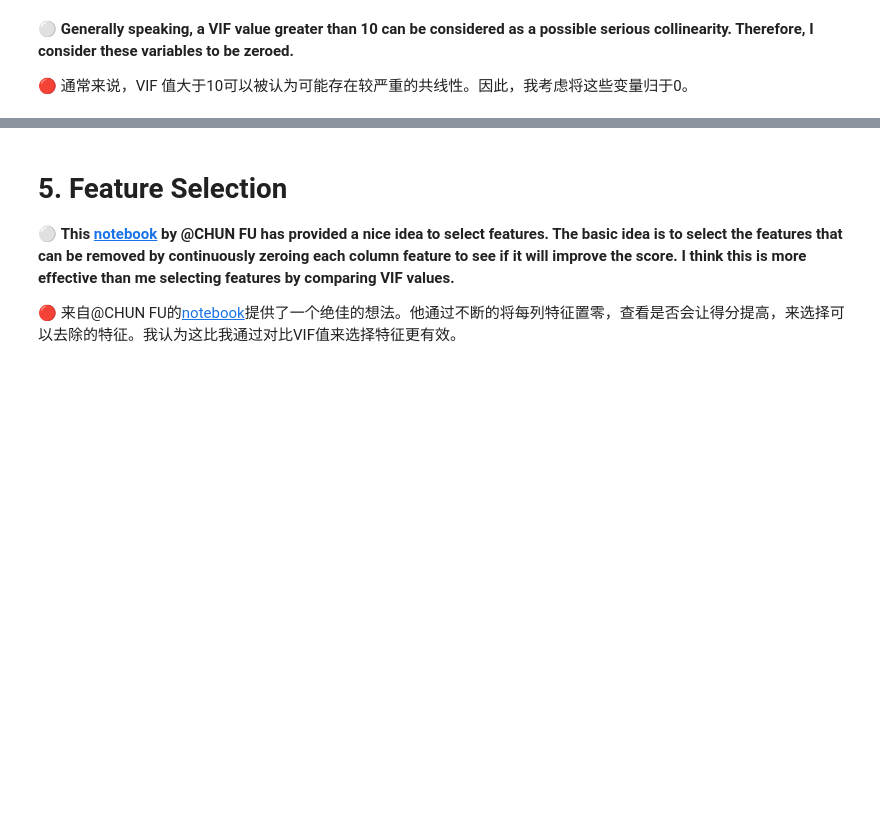
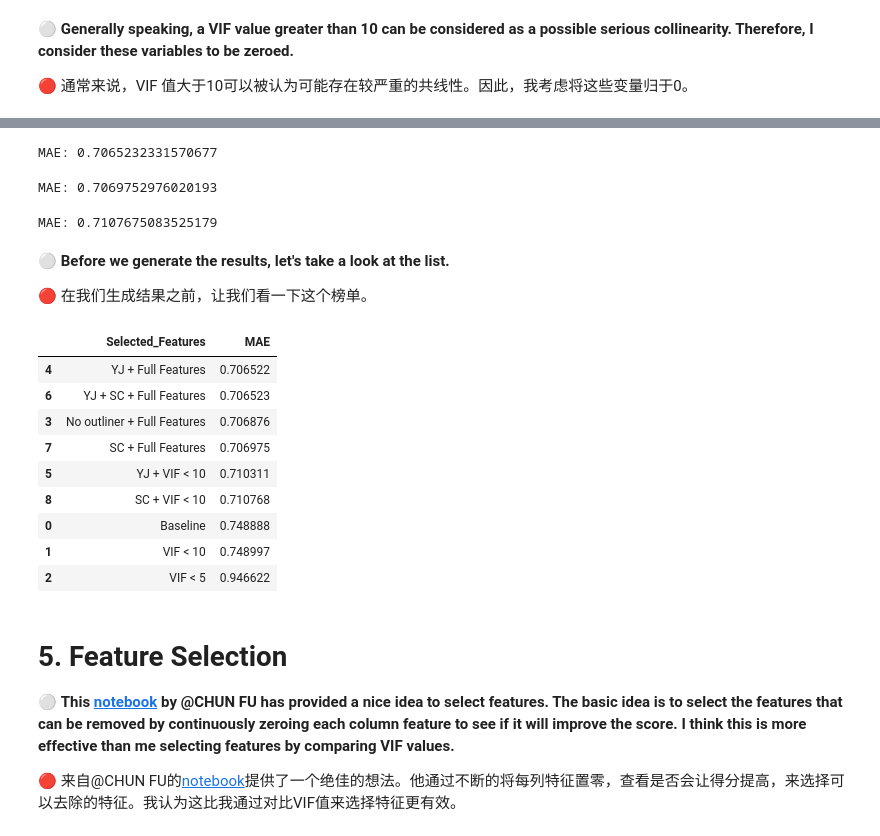
Before and after one commit to zerolovesea/Kaggle_Competitions, a Jupyter notebook: en-playground-s3-e21-eda-fss.ipynb, the cells around one changed output, grey strips where cells are left out. Drawn from its saved outputs; the diff is of its cells as text; code cells hidden in the pictures; blank space fills up the shorter version.

```diff
--- a/en-playground-s3-e21-eda-fss.ipynb
+++ b/en-playground-s3-e21-eda-fss.ipynb
@@ -238,0 +236,21 @@ plt.show()
+# %%
+rf = RandomForestRegressor(
+       n_estimators=1000,
+       max_depth=7,
+       n_jobs=-1,
+       random_state=42)
+
+mae_results = pd.DataFrame(columns=['Selected_Features', 'MAE'])
+
+def evaluation(df,select_features,note):
+    global mae_results
+
+    X = df[select_features]
+    Y = df[target]
+    X_train, X_test, y_train, y_test = train_test_split(X,Y,test_size=0.2, random_state=42)
+    rf.fit(X_train, y_train)
+    y_hat = rf.predict(X_test)
+    mae =  mean_absolute_error(y_test, y_hat)
+    mae_results = mae_results.append({'Selected_Features': note, 'MAE': mae}, ignore_index=True)
+
+    print("MAE:", mae)
@@ -425,0 +363,4 @@ MAE: 0.7919555363965365
+# %%
+mae_results.append({'Selected_Features': 'Winsor + Full Features', 'MAE': 0.7947897914434571}, ignore_index=True)
+mae_results.append({'Selected_Features': 'Winsor + VIF < 10', 'MAE': 0.7941692898229392}, ignore_index=True)
+mae_results.append({'Selected_Features': 'Winsor + VIF < 5', 'MAE': 0.993317246615185}, ignore_index=True)
@@ -426,3 +424,34 @@ MAE: 0.7919555363965365
+# %%
+# Evaluation without transformation
+evaluation(df =transformed_yeojohnson_submission, select_features=num_var,note='YJ + SC + Full Features')
+# %% [output]
+MAE: 0.7065232331570677
+# %%
+# Evaluation with data transformation
+evaluation(df =sc_submission, select_features=num_var,note='SC + Full Features')
+# %% [output]
+MAE: 0.7069752976020193
+# %%
+evaluation(df =sc_submission, select_features=vif10_features,note='SC + VIF < 10')
+# %% [output]
+MAE: 0.7107675083525179
+# %% [markdown]
+⚪ **Before we generate the results, let's take a look at the list.**
+
+🔴 在我们生成结果之前，让我们看一下这个榜单。
+# %%
+mae_results.sort_values(by='MAE')
+# %% [output]
+|  | Selected_Features | MAE |
+| 4 | YJ + Full Features | 0.706522 |
+| 6 | YJ + SC + Full Features | 0.706523 |
+| 3 | No outliner + Full Features | 0.706876 |
+| 7 | SC + Full Features | 0.706975 |
+| 5 | YJ + VIF < 10 | 0.710311 |
+| 8 | SC + VIF < 10 | 0.710768 |
+| 0 | Baseline | 0.748888 |
+| 1 | VIF < 10 | 0.748997 |
+| 2 | VIF < 5 | 0.946622 |
 # %% [markdown]
 <a id="5"></a>
 # <b> 5. Feature Selection</b>
```
Also changed, not shown: parts of 48 cells of this notebook.
